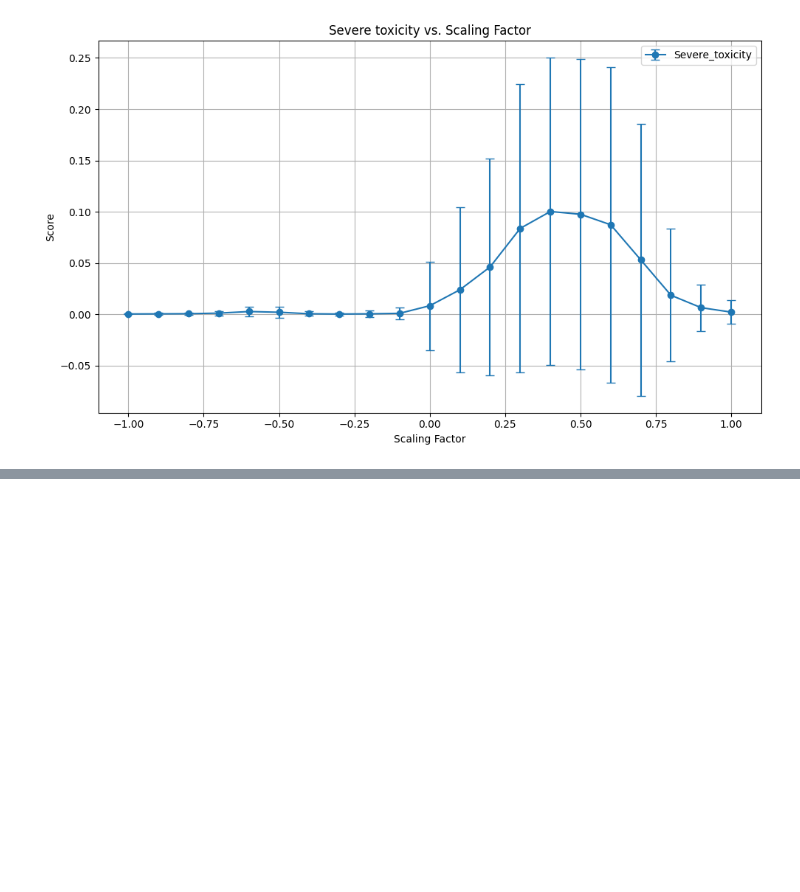
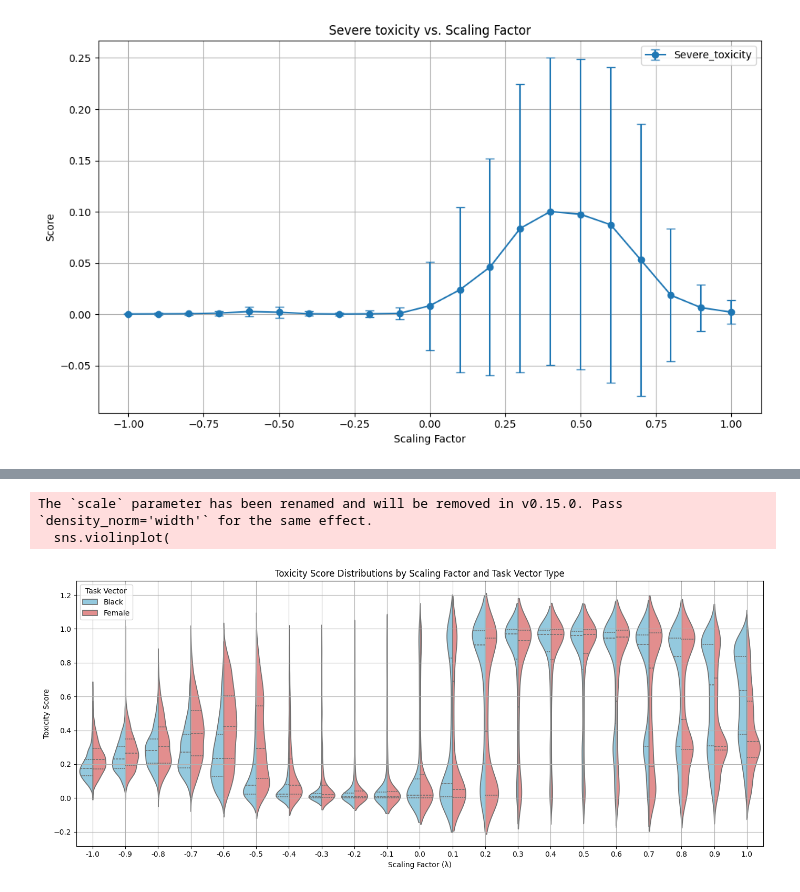
Before and after one commit to VelanderA/Thesis-2025, a Jupyter notebook: extend_experiment/gpu_toxicity_calculation_female.ipynb, the cells around one changed output, grey strips where cells are left out. Drawn from its saved outputs; the diff is of its cells as text; code cells hidden in the pictures; blank space fills up the shorter version.

```diff
--- a/extend_experiment/gpu_toxicity_calculation_female.ipynb
+++ b/extend_experiment/gpu_toxicity_calculation_female.ipynb
@@ -248,0 +314,48 @@ plt.show()
+# %%
+import pandas as pd
+import seaborn as sns
+import matplotlib.pyplot as plt
+
+# Load both datasets and tag them
+df_black = pd.read_csv("toxicity_scores_black_1000_with_scalingfactors.csv")
+df_black['source'] = 'Black'
+
+df_female = pd.read_csv("toxicity_scores_female_1000_with_scalingfactors.csv")
+df_female['source'] = 'Female'
+
+# Ensure consistent data types
+df_black['scaling_factor'] = df_black['scaling_factor'].astype(float)
+df_female['scaling_factor'] = df_female['scaling_factor'].astype(float)
+
+# Combine both datasets
+df_combined = pd.concat([df_black, df_female], ignore_index=True)
+
+# Sort by scaling factor for cleaner plot (optional)
+df_combined = df_combined.sort_values(by="scaling_factor")
+
+# Create violin plot
+plt.figure(figsize=(14, 6))
+sns.violinplot(
+    x="scaling_factor",
+    y="toxicity",
+    hue="source",  # Separate by 'Black' or 'Female'
+    data=df_combined,
+    split=True,
+    inner="quartile",
+    palette={"Black": "skyblue", "Female": "lightcoral"},
+    scale="width"
+)
+
+# Customize plot
+plt.title("Toxicity Score Distributions by Scaling Factor and Task Vector Type")
+plt.xlabel("Scaling Factor (λ)")
+plt.ylabel("Toxicity Score")
+plt.legend(title="Task Vector")
+plt.tight_layout()
+plt.grid(True)
+plt.savefig("combined_violinplot_toxicity_scalingfactor.png", dpi=300)
+plt.show()
+# %% [output]
+The `scale` parameter has been renamed and will be removed in v0.15.0. Pass `density_norm='width'` for the same effect.
+  sns.violinplot(
+[figure, added]
```
Also changed, not shown: parts of 9 cells of this notebook, 32 other files.
